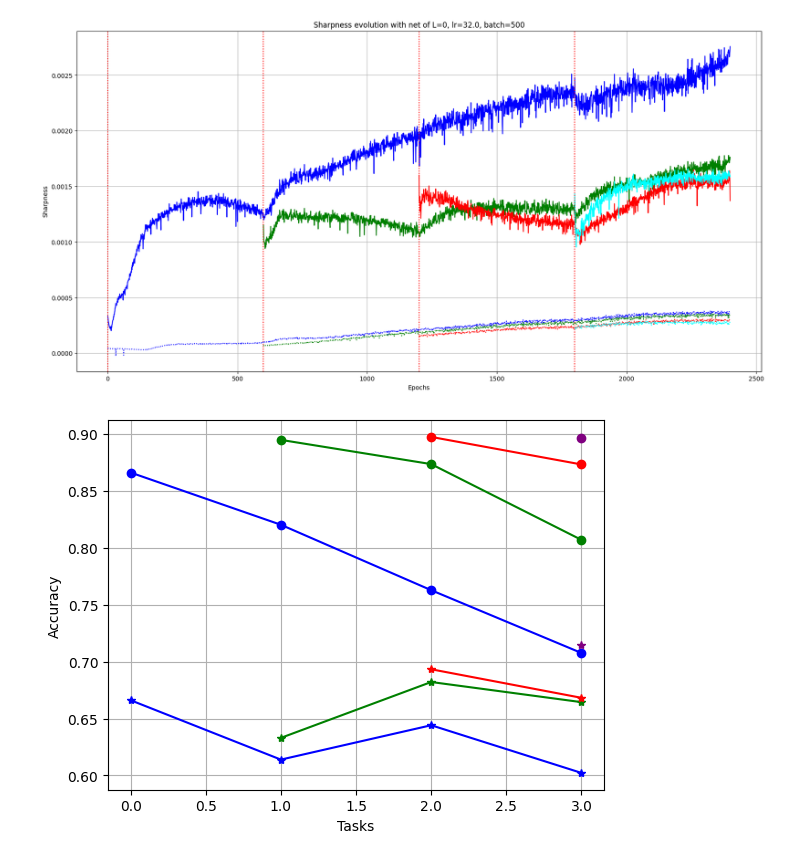
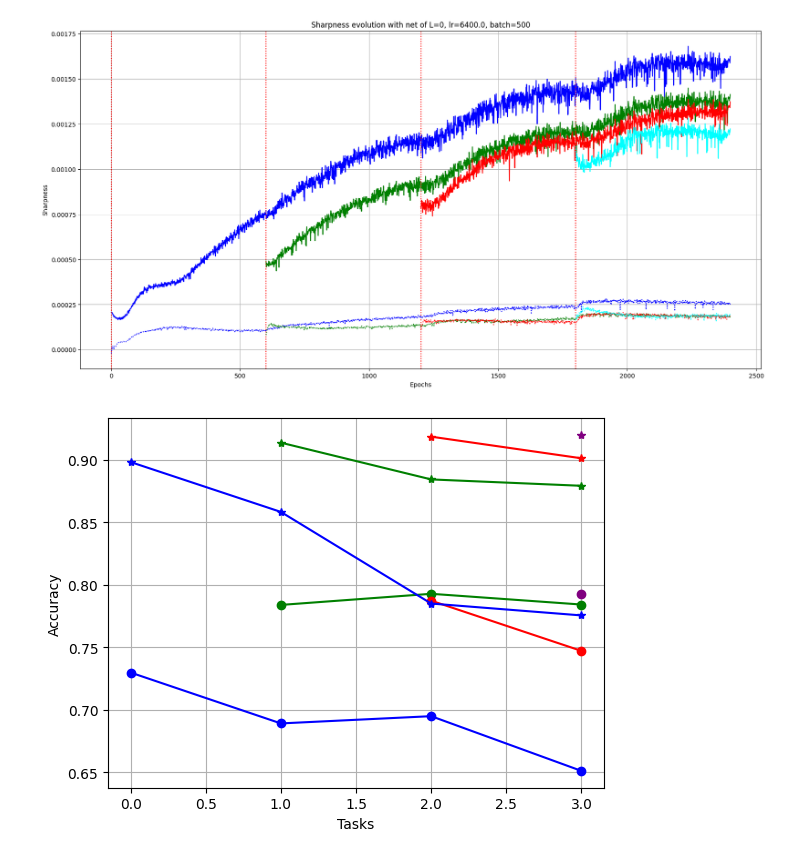
Before and after one commit to alessandrobreccia99/Infinite_width_Continual_Learning, a Jupyter notebook: MUP.ipynb, the cells around one changed output. Cells and saved outputs as stored; diff of their text form; code cells hidden in the pictures.

```diff
--- a/MUP.ipynb
+++ b/MUP.ipynb
@@ -6,14 +6,12 @@ import pandas as pd
 import matplotlib.pyplot as plt
 import numpy as np
 from torchsummary import summary
-from pyhessian.utils import get_params_grad
-from functorch import jvp, grad, vjp
 
 epochs = 5
 n_tasks = 3
 L = 0
 gamma0 = 10
-widths = [32]
+widths = [64]
 device = 'mps'
 gen = torch.Generator(device=device)
 gen.manual_seed(123)
@@ -23,23 +21,21 @@ class MLP(nn.Module):
             def __init__(self, w, L, param, gam):
                 super(MLP, self).__init__()
                 self.w = w
-                if param=='ntk':
+                if param =='ntk':
                     self.gamma = gam
                 elif param == 'mup':
                      self.gamma = gam*self.w**0.5
                 self.fc1 = nn.Linear(784, self.w, bias=False)
-                self.layers = nn.ModuleList(nn.Linear(self.w,self.w, bias=False) for _ in range(L))
                 self.fc2 = nn.Linear(self.w, 10, bias=False)
                 self.relu = nn.ReLU()
                 self.L = L
 
             def forward(self, x):
-                x = self.relu(self.fc1(x))/(784**0.5)
-                for l in self.layers:
-                    x = self.relu(l(x))/self.w**0.5
-                x = self.fc2(x)/(self.w**0.5*self.gamma)
+                h1 = self.fc1(x)/(784**0.5)
+                h1act = self.relu(h1)
+                h2 = self.fc2(h1act)/(self.w**0.5*self.gamma)
 
-                return x
+                return h2
 
 @torch.no_grad()
 def init_weights(m):
@@ -98,9 +94,10 @@ def overlap(model, inputs, targets):
     hvp = torch.autograd.functional.hvp(loss_fn, params, gradients)[1]
     return (torch.dot(hvp,gradients)/(torch.norm(hvp) * torch.norm(gradients))).item()
 # %%
+save_out = True
+
 for regime in ['ntk','mup']:
     for N in widths:
-        eos = 2/N
 
         loss_hist = []
         lam = []
@@ -112,7 +109,8 @@ for regime in ['ntk','mup']:
         summary(mlp, (1,784))
         mlp = mlp.to(device)
 
-        optimizer = torch.optim.SGD(mlp.parameters(), lr=2/eos*gamma0)
+        optimizer = torch.optim.SGD(mlp.parameters(), lr= mlp.gamma**2)
+        eos = 2/mlp.gamma**2
 
         MSE = nn.MSELoss()
 
@@ -153,20 +151,21 @@ for regime in ['ntk','mup']:
                     acct.append( (torch.sum(torch.argmax(mlp(tasks_test[s]), dim=1) == torch.argmax(Y_test, dim=1))/len(Y_test)).item() )
                 acc.append(acct)
 
-        with open(f'data/lamda{N}_{regime}.txt', 'w') as file:
+        if save_out:
+            with open(f'/Users/alessandrobreccia/Desktop/THESIS/data/lamda{N}_{regime}.txt', 'w') as file:
 
-            for lst in lam:
-                file.write(' '.join(map(str, lst)) + ' ')
+                for lst in lam:
+                    file.write(' '.join(map(str, lst)) + ' ')
 
-        with open(f'data/acc{N}_{regime}.txt', 'w') as file:
+            with open(f'/Users/alessandrobreccia/Desktop/THESIS/data/acc{N}_{regime}.txt', 'w') as file:
 
-            for lst in acc:
-                file.write(' '.join(map(str, lst)) + ' ')
+                for lst in acc:
+                    file.write(' '.join(map(str, lst)) + ' ')
 
-        with open(f'data/overlap{N}_{regime}.txt', 'w') as file:
+            with open(f'/Users/alessandrobreccia/Desktop/THESIS/data/overlap{N}_{regime}.txt', 'w') as file:
 
-            for a in all:
-                file.write(str(a) + ' ')
+                for a in all:
+                    file.write(str(a) + ' ')
 # %% [output]
 ----------------------------------------------------------------
         Layer (type)               Output Shape         Param #
@@ -191,49 +206,49 @@ def SHARP():
     colors = ['blue', 'green', 'red', 'cyan', 'magenta', 'yellow', 'black', 'gray', 'orange', 'purple']
     plt.figure(figsize=(20,10))
     plt.title(f'Sharpness evolution with net of L={L}, lr={2/eos}, batch={batch}')
-    N = 32
+    N = 64
     for regime,ls in zip(['ntk','mup'],['-',':']):
 
         lam_reconstructed = []
 
-        with open(f'data/lamda{N}_{regime}.txt', 'r') as file:
+        with open(f'/Users/alessandrobreccia/Desktop/THESIS/data/lamda{N}_{regime}.txt', 'r') as file:
             lines = file.readlines()
 
         for line in lines:
             lst = list(map(float, line.strip(',').split()))
             lam_reconstructed.append(lst)
 
         a = np.array(lam_reconstructed).T
 
         sh1 = a[0:T]
         sh2 = a[T:3*T]
         sh3 = a[3*T:6*T]
         sh4 = a[6*T:10*T]
 
         for i,sh in enumerate([sh1,sh2,sh3,sh4]):
             plt.axvline(i*T, color='r', linestyle='dotted')
             for j,row in enumerate(sh.reshape(T,i+1).T):
                 plt.plot(np.arange(i*T,(i+1)*T,1), row, color=colors[j], linestyle=ls)
 
     plt.ylabel('Sharpness')
     plt.xlabel('Epochs')
     #plt.axhline(eos, color='black', linestyle='dotted')
     plt.grid()
     plt.show()
 
 SHARP()
 # %% [output]
-[figure, old version]
+[figure, new version]
 # %%
 def ACC():
     T = epochs*len(X)//batch
     colors = ['blue', 'green', 'red', 'cyan', 'magenta', 'yellow', 'black', 'gray', 'orange', 'purple']
-    N = 32
+    N = 64
     for regime,ls in zip(['ntk','mup'],['o','*']):
 
         acc_reconstructed = []
 
-        with open(f'data/acc{N}_{regime}.txt', 'r') as file:
+        with open(f'/Users/alessandrobreccia/Desktop/THESIS/data/acc{N}_{regime}.txt', 'r') as file:
             lines = file.readlines()
 
         for line in lines:
@@ -254,7 +269,7 @@ def ACC():
     plt.show()
 ACC()
 # %% [output]
-[figure, old version]
+[figure, new version]
 # %%
 def OVERLAP():
     T = epochs*len(X)//batch
```
Also changed, not shown: parts of 7 cells of this notebook, 1 other file.
